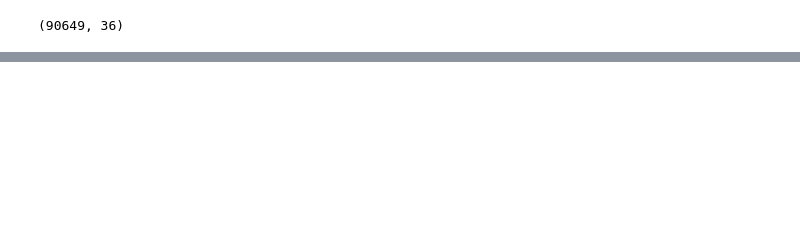
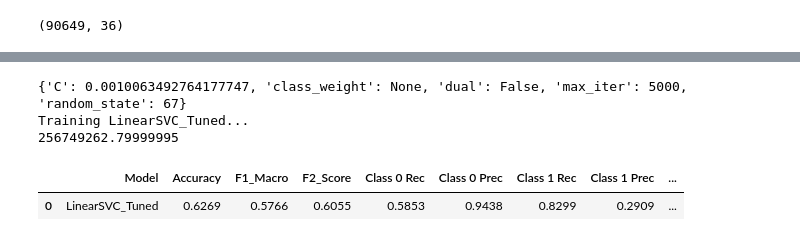
Before and after one commit to yukienjoyer7/Diabetes-Early-Diagnosis-BRFSS-2024, a Jupyter notebook: Modelling_Dion.ipynb, the cells around one changed output, grey strips where cells are left out. Cells and saved outputs as stored; diff of their text form; code cells hidden in the pictures; blank space fills up the shorter version.

```diff
--- a/Modelling_Dion.ipynb
+++ b/Modelling_Dion.ipynb
@@ -900,0 +959,19 @@ df_test_fe.shape
+# %%
+best_params = study.best_params
+best_params.update({"dual": False, "max_iter": 5000, "random_state": RANDOM_STATE})
+
+print(best_params)
+best_svc = LinearSVC(**best_params)
+optimized_model_dict = {"LinearSVC_Tuned": best_svc}
+
+result_optimized = train_and_evaluate(df_train_balanced, df_test_fe, models=optimized_model_dict)
+
+results.append(result_optimized.assign(Strategy='Optimized Hybrid (Optuna)'))
+
+result_optimized
+# %% [output]
+{'C': 0.0010063492764177747, 'class_weight': None, 'dual': False, 'max_iter': 5000, 'random_state': 67}
+Training LinearSVC_Tuned...
+256749262.79999995
+|  | Model | Accuracy | F1_Macro | F2_Score | Class 0 Rec | Class 0 Prec | Class 1 Rec | Class 1 Prec | ... |
+| 0 | LinearSVC_Tuned | 0.6269 | 0.5766 | 0.6055 | 0.5853 | 0.9438 | 0.8299 | 0.2909 | ... |
```
Also changed, not shown: parts of 5 cells of this notebook.
